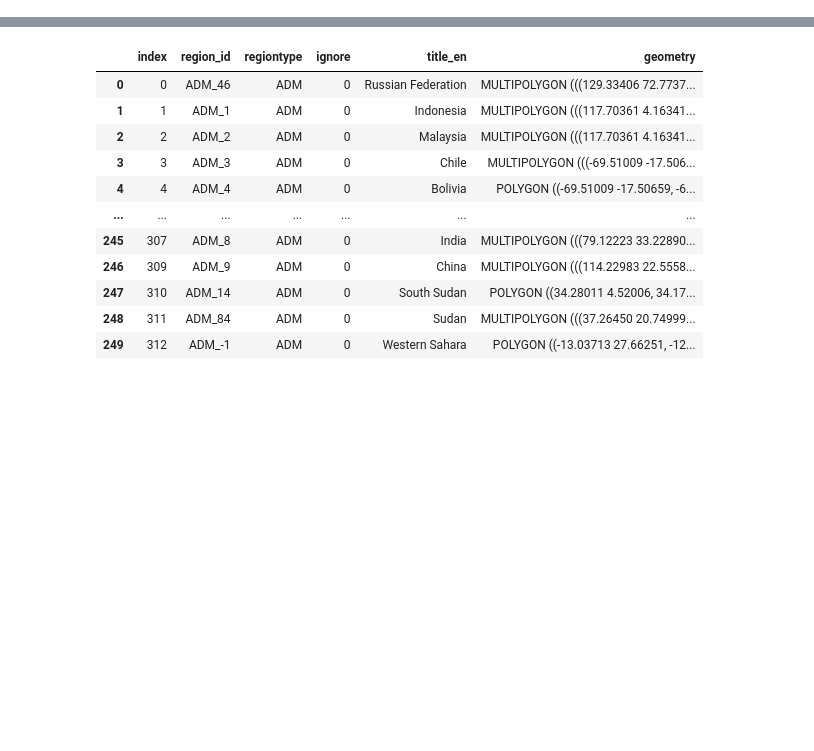
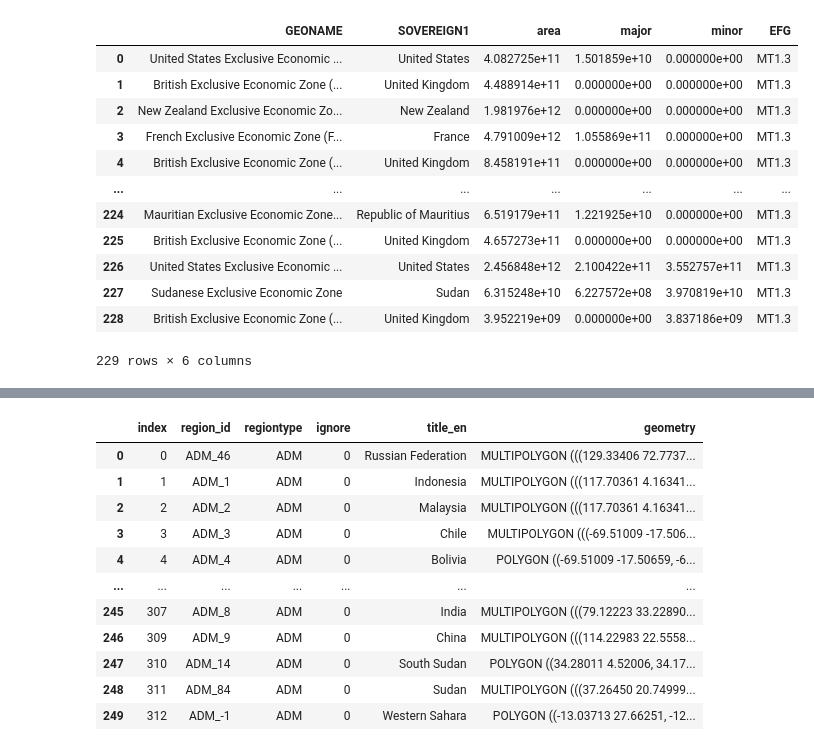
Before and after one commit to red-list-ecosystem/typology-web-update-content, a Jupyter notebook: python/Update-raster-stats-per-country.ipynb, the cells around one changed output, grey strips where cells are left out. Cells and saved outputs as stored; diff of their text form; code cells hidden in the pictures; blank space fills up the shorter version.

```diff
--- a/python/Update-raster-stats-per-country.ipynb
+++ b/python/Update-raster-stats-per-country.ipynb
@@ -18,0 +151,23 @@ getimdir = Path(os.path.expanduser('~')) / "workdir/tmp/GET-IM-xport-zenodo/"
+# %%
+zs = zonal_stats(vectors=selection_xy.loc[:, 'geometry'], raster=rst, categorical=True)
+# %%
+stats = pd.DataFrame(zs).fillna(0) * cellarea#One column per raster category, and pixel count as value
+stats.columns = cn
+# %%
+results = pd.concat([selection_xy.loc[:,('GEONAME','SOVEREIGN1','area')], stats], axis = 1)
+results["EFG"] = thisefg[0]
+results
+# %% [output]
+|  | GEONAME | SOVEREIGN1 | area | major | minor | EFG |
+| 0 | United States Exclusive Economic ... | United States | 4.082725e+11 | 1.501859e+10 | 0.000000e+00 | MT1.3 |
+| 1 | British Exclusive Economic Zone (... | United Kingdom | 4.488914e+11 | 0.000000e+00 | 0.000000e+00 | MT1.3 |
+| 2 | New Zealand Exclusive Economic Zo... | New Zealand | 1.981976e+12 | 0.000000e+00 | 0.000000e+00 | MT1.3 |
+| 3 | French Exclusive Economic Zone (F... | France | 4.791009e+12 | 1.055869e+11 | 0.000000e+00 | MT1.3 |
+| 4 | British Exclusive Economic Zone (... | United Kingdom | 8.458191e+11 | 0.000000e+00 | 0.000000e+00 | MT1.3 |
+| ... | ... | ... | ... | ... | ... | ... |
+| 224 | Mauritian Exclusive Economic Zone... | Republic of Mauritius | 6.519179e+11 | 1.221925e+10 | 0.000000e+00 | MT1.3 |
+| 225 | British Exclusive Economic Zone (... | United Kingdom | 4.657273e+11 | 0.000000e+00 | 0.000000e+00 | MT1.3 |
+| 226 | United States Exclusive Economic ... | United States | 2.456848e+12 | 2.100422e+11 | 3.552757e+11 | MT1.3 |
+| 227 | Sudanese Exclusive Economic Zone | Sudan | 6.315248e+10 | 6.227572e+08 | 3.970819e+10 | MT1.3 |
+| 228 | British Exclusive Economic Zone (... | United Kingdom | 3.952219e+09 | 0.000000e+00 | 3.837186e+09 | MT1.3 |
+229 rows × 6 columns
```
Also changed, not shown: parts of 34 cells of this notebook, 3 other files.
